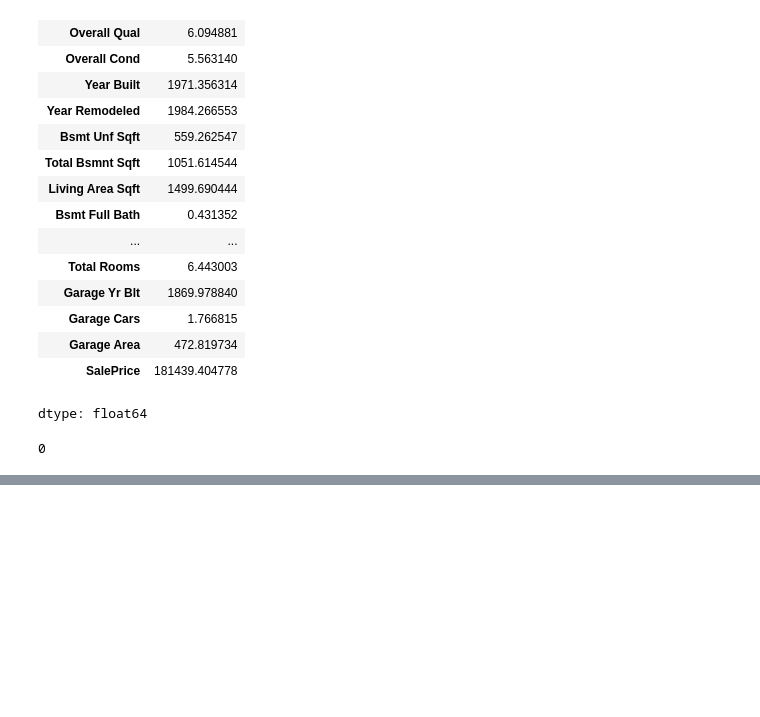
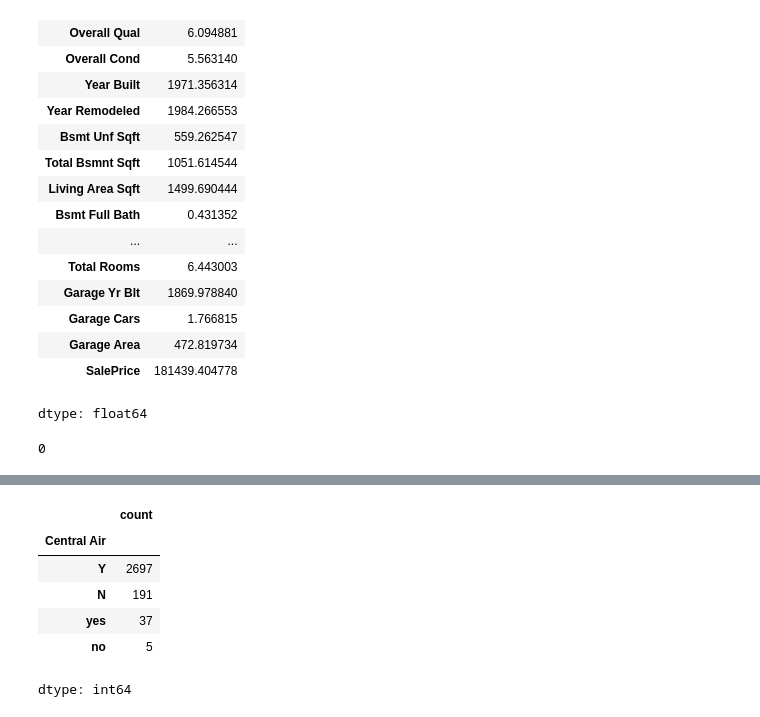
Before and after one commit to SamarBaghdadi/CodingDojo_DS_V23, a Jupyter notebook: DataUnderstanding.ipynb, the cells around one changed output, grey strips where cells are left out. Cells and saved outputs as stored; diff of their text form; code cells hidden in the pictures; blank space fills up the shorter version.

```diff
--- a/DataUnderstanding.ipynb
+++ b/DataUnderstanding.ipynb
@@ -1002,0 +1069,10 @@ df[num_cols].isna().sum().sum()
+# %%
+df['Central Air'].value_counts()
+# %% [output]
+|  | count |
+| Central Air |  |
+| Y | 2697 |
+| N | 191 |
+| yes | 37 |
+| no | 5 |
+dtype: int64
```
Also changed, not shown: parts of 4 cells of this notebook.
